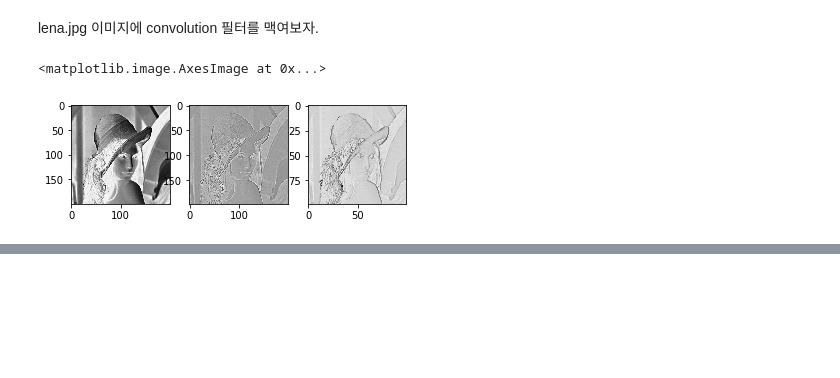
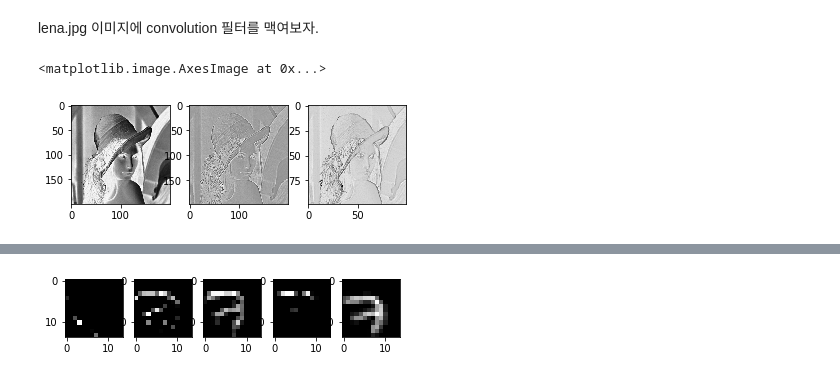
Before and after one commit to BerniceLee/ywpython, a Jupyter notebook: 0715_basic_CNN.ipynb, the cells around one changed output, grey strips where cells are left out. Cells and saved outputs as stored; diff of their text form; code cells hidden in the pictures; blank space fills up the shorter version.

```diff
--- a/0715_basic_CNN.ipynb
+++ b/0715_basic_CNN.ipynb
@@ -428,0 +425,19 @@ plt.imshow(h1.reshape(99, 99), cmap='Greys')
+# %%
+# 다음은 ReLU 함수가 소규모 네트워크에서 잘못 사용될 때의 예시이다.
+
+sess = tf.InteractiveSession()
+
+# 그다지 deep 하지 않은 네트워크라서 Vanishig Gradient 가 발생할 확률이 아주 낮음
+img = img.reshape(1,28,28,1)
+w_filter = np.random.random((3,3,1,5)) - 0.5
+conv2d = tf.nn.conv2d(img, w_filter, strides=[1,2,2,1], padding='SAME')
+conv2d_img = conv2d.eval()
+conv2d_img = tf.nn.relu(conv2d_img).eval() # 여기서 렐루를 써보자.
+conv2d_img = np.swapaxes(conv2d_img, 0, 3)
+
+for i, one_img in enumerate(conv2d_img) :
+    plt.subplot(1,5,i+1), plt.imshow(one_img.reshape(14,14), cmap='gray')
+
+sess.close()
+# %% [output]
+[figure, added]
```
Also changed, not shown: parts of 8 cells of this notebook.
